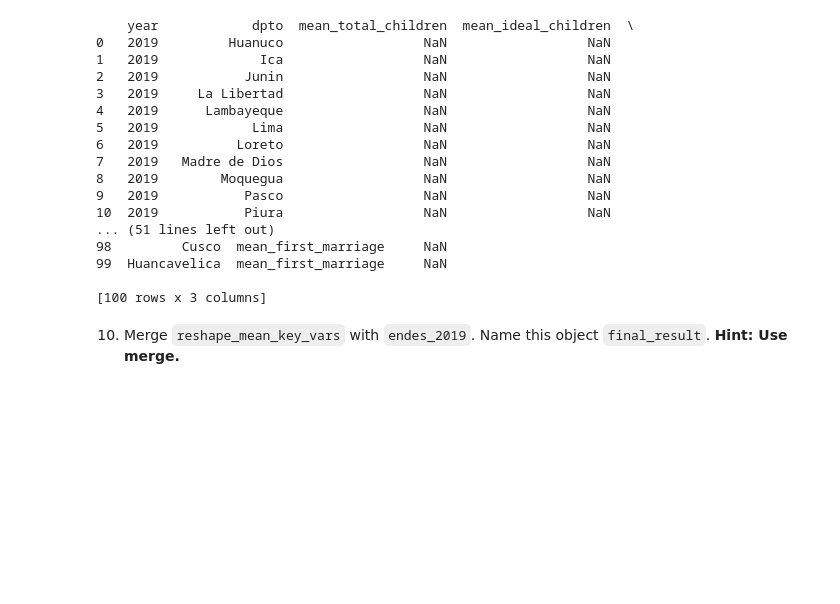
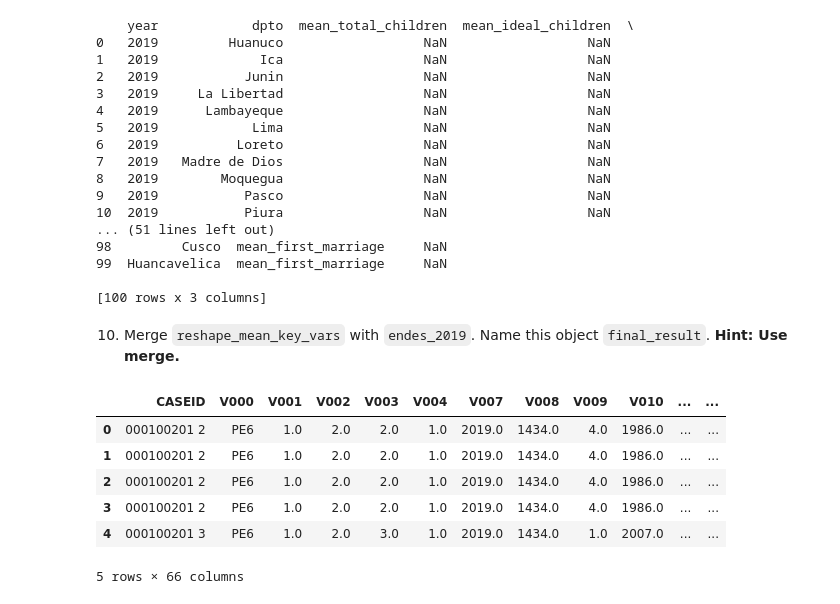
Before and after one commit to alexanderquispe/Diplomado_PUCP, a Jupyter notebook: Lecture_3/Assigment3/group_3_ass_3_2022.ipynb, the cells around one changed output. Cells and saved outputs as stored; diff of their text form; code cells hidden in the pictures; blank space fills up the shorter version.

```diff
--- a/Lecture_3/Assigment3/group_3_ass_3_2022.ipynb
+++ b/Lecture_3/Assigment3/group_3_ass_3_2022.ipynb
@@ -413,3 +413,17 @@ print(reshape_mean_key_vars)
 [100 rows x 3 columns]
 # %% [markdown]
 10. Merge `reshape_mean_key_vars` with `endes_2019`. Name this object `final_result`. **Hint: Use merge.**
+# %%
+#Using merge in order to join reshape_mean_key_vars with endes_2019 using the column "V024" as the column index.
+#Also, we must rename column "dpto" into "V024" in order to have the column index and choose m:m cause both dataframe contains multiple index.
+
+final_result = endes_2019.merge( reshape_mean_key_vars.rename(columns={"dpto":"V024"}) , on = [ 'V024' ] , how = "left" , validate = "m:m" )
+final_result.head()
+# %% [output]
+|  | CASEID | V000 | V001 | V002 | V003 | V004 | V007 | V008 | V009 | V010 | ... | ... |
+| 0 | 000100201 2 | PE6 | 1.0 | 2.0 | 2.0 | 1.0 | 2019.0 | 1434.0 | 4.0 | 1986.0 | ... | ... |
+| 1 | 000100201 2 | PE6 | 1.0 | 2.0 | 2.0 | 1.0 | 2019.0 | 1434.0 | 4.0 | 1986.0 | ... | ... |
+| 2 | 000100201 2 | PE6 | 1.0 | 2.0 | 2.0 | 1.0 | 2019.0 | 1434.0 | 4.0 | 1986.0 | ... | ... |
+| 3 | 000100201 2 | PE6 | 1.0 | 2.0 | 2.0 | 1.0 | 2019.0 | 1434.0 | 4.0 | 1986.0 | ... | ... |
+| 4 | 000100201 3 | PE6 | 1.0 | 2.0 | 3.0 | 1.0 | 2019.0 | 1434.0 | 1.0 | 2007.0 | ... | ... |
+5 rows × 66 columns
```
